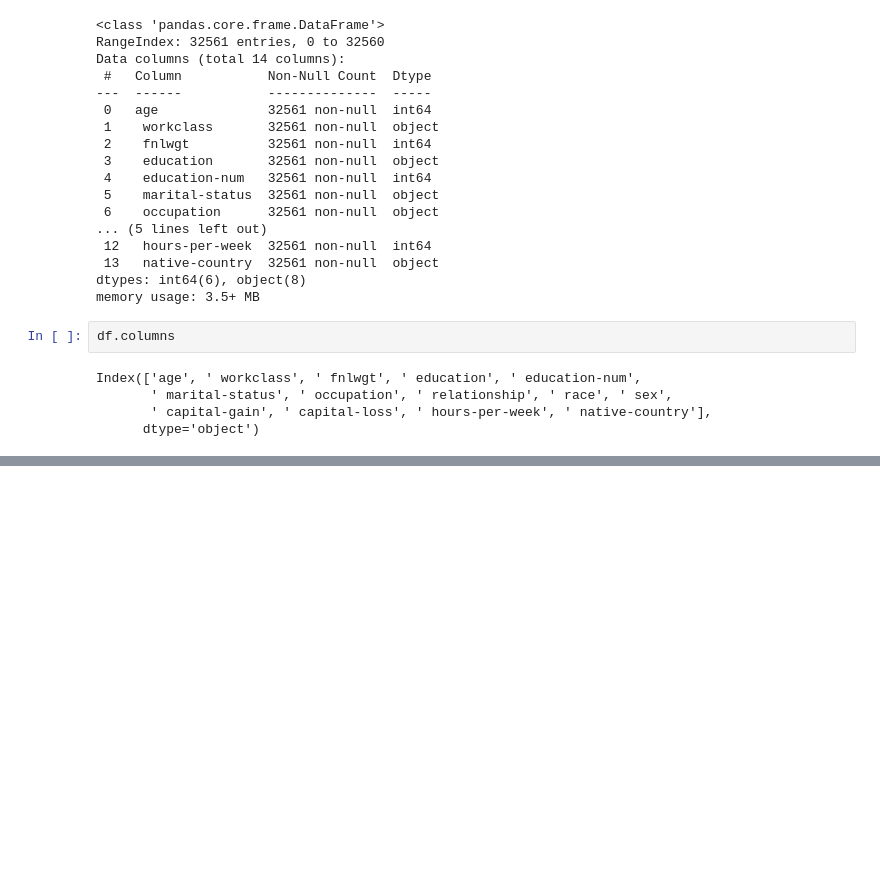
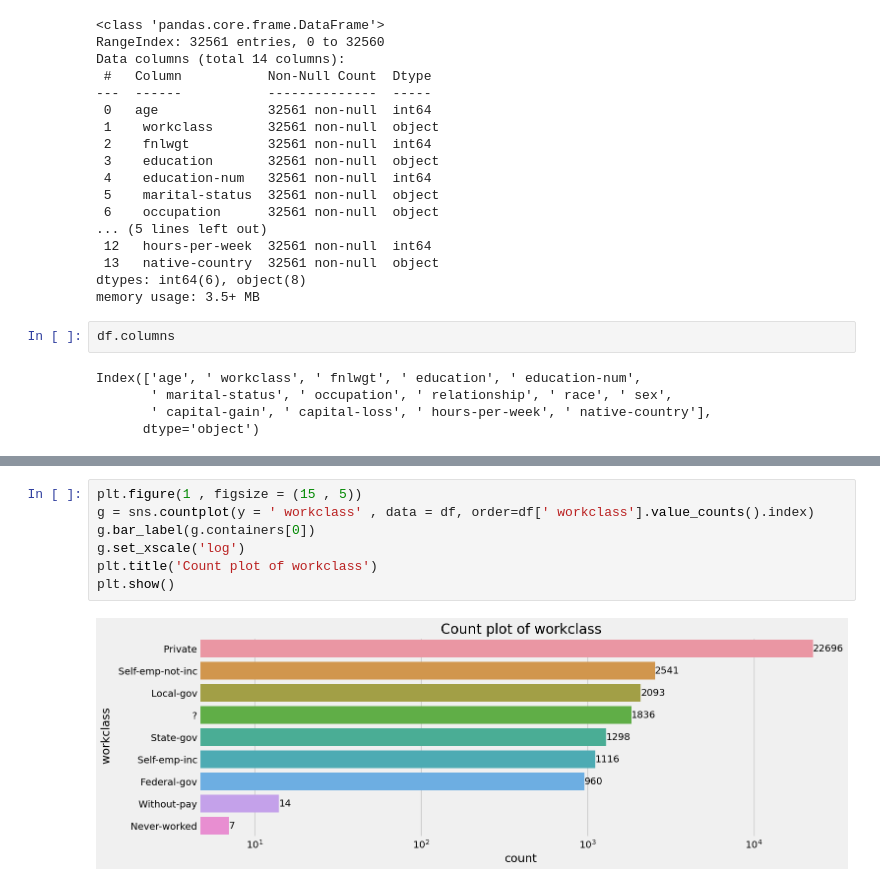
Before and after one commit to dikiogres/income-clustering, a Jupyter notebook: notebooks/main.ipynb, the cells around one changed output, grey strips where cells are left out. Cells and saved outputs as stored; diff of their text form; blank space fills up the shorter version.

```diff
--- a/notebooks/main.ipynb
+++ b/notebooks/main.ipynb
@@ -87,0 +120,9 @@ Index(['age', ' workclass', ' fnlwgt', ' education', ' education-num',
+# %%
+plt.figure(1 , figsize = (15 , 5))
+g = sns.countplot(y = ' workclass' , data = df, order=df[' workclass'].value_counts().index)
+g.bar_label(g.containers[0])
+g.set_xscale('log')
+plt.title('Count plot of workclass')
+plt.show()
+# %% [output]
+[figure, added]
```
Also changed, not shown: parts of 15 cells of this notebook.
